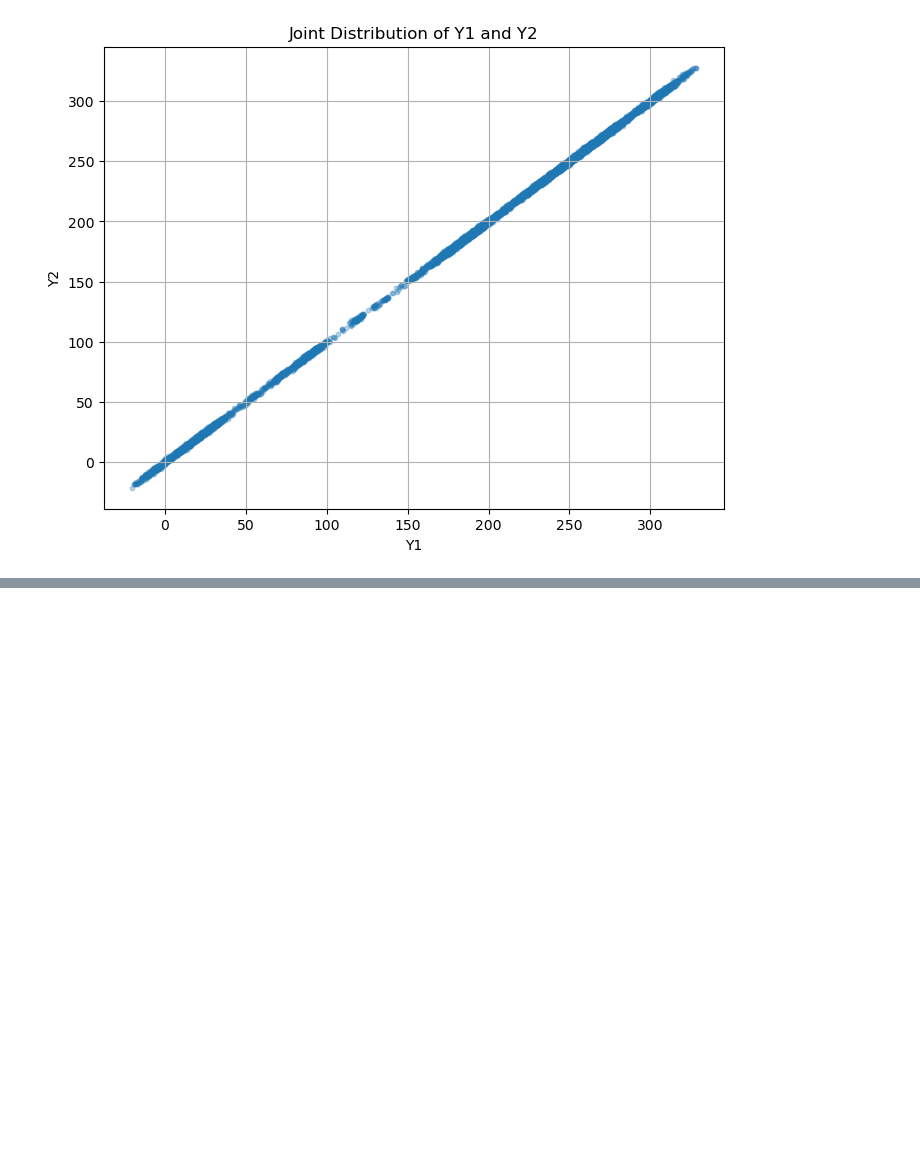
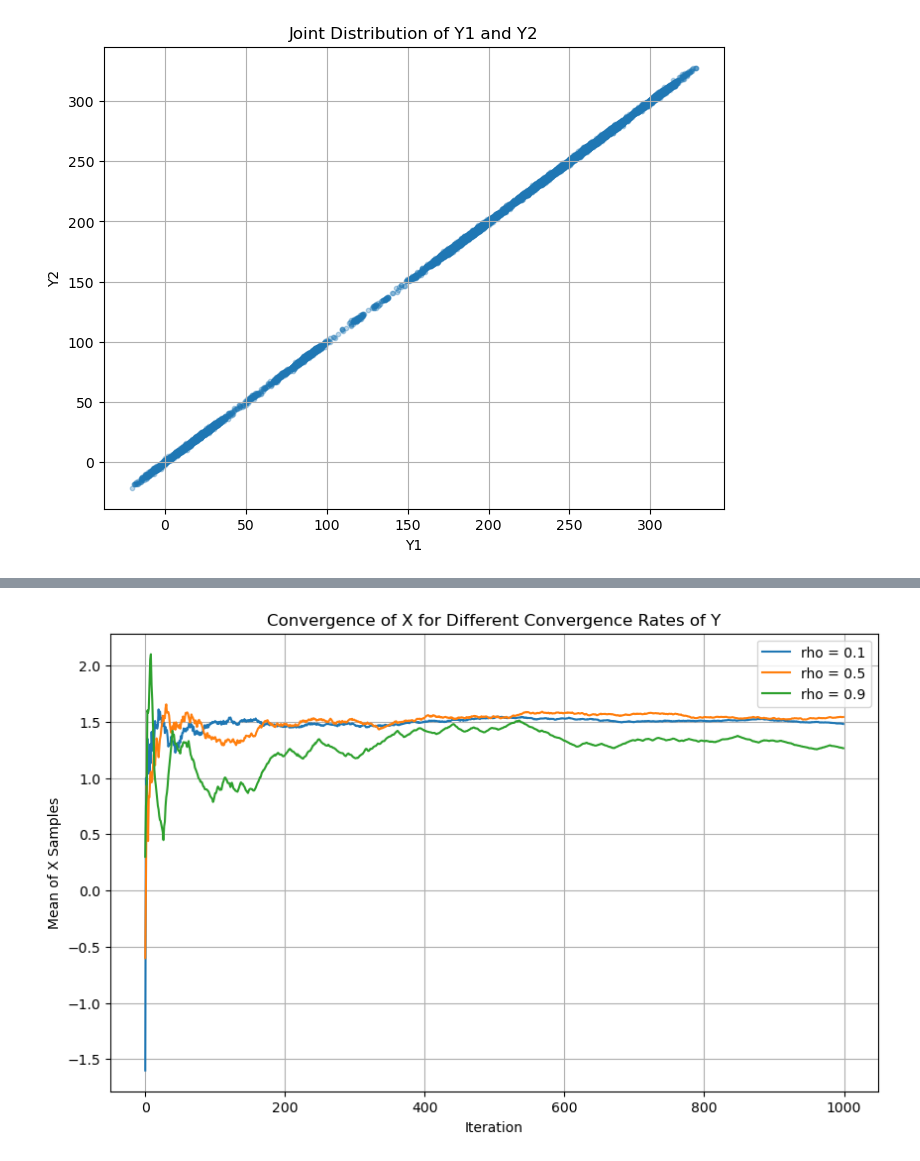
Before and after one commit to rocky115/DeepMythomatics, a Jupyter notebook: Vibrant_Chaotic_Intelligence/Chapter-9/Chapter-9_କୋଣାର୍କ_Gibbs_Sampling_3.ipynb, the cells around one changed output, grey strips where cells are left out. Cells and saved outputs as stored; diff of their text form; code cells hidden in the pictures; blank space fills up the shorter version.

```diff
--- a/Vibrant_Chaotic_Intelligence/Chapter-9/Chapter-9_କୋଣାର୍କ_Gibbs_Sampling_3.ipynb
+++ b/Vibrant_Chaotic_Intelligence/Chapter-9/Chapter-9_କୋଣାର୍କ_Gibbs_Sampling_3.ipynb
@@ -271,0 +550,59 @@ plt.show()
+# %%
+import random
+import matplotlib.pyplot as plt
+
+# 1. Define conditional distributions (replace with your actual distributions)
+def pi_x_given_y(x, y):
+    """Conditional distribution of X given Y (example)."""
+    if y == 0:
+        return [0.1 * (2.71828**(-((xi)**2) / 2)) for xi in x]  # Example: Normal-like distribution
+    else:
+        return [0.1 * (2.71828**(-((xi - 3)**2) / 2)) for xi in x] # Example: Shifted normal-like
+
+def f_y_given_x_y(y_new, x, y_old, rho):  # Add rho parameter
+    """Conditional distribution of Y, controlled by rho."""
+    if y_old == 0:
+        return rho if y_new == 0 else (1 - rho)
+    else:
+        return (1 - rho) if y_new == 0 else rho
+
+# 2. Dual chain sampler with convergence tracking
+def dual_chain_sampler(num_samples, y_initial, rho):
+    x_samples = []
+    y = y_initial
+    x_range = [-5 + i * 0.1 for i in range(101)]
+    x_means = []  # Track mean of x samples
+
+    for t in range(num_samples):
+        # Sample x given y
+        probabilities = pi_x_given_y(x_range, y)
+        total_prob = sum(probabilities)
+        normalized_probs = [p / total_prob for p in probabilities]
+        x = random.choices(x_range, weights=normalized_probs)[0]  # Sample using weights
+
+        # Sample y given x and old y (using rho)
+        y_new = random.choices([0, 1], weights=[f_y_given_x_y(0, x, y, rho), 1-f_y_given_x_y(0, x, y, rho)])[0]
+        y = y_new
+        x_samples.append(x)
+        x_means.append(sum(x_samples) / len(x_samples)) # Calculate mean at each step
+    return x_samples, x_means
+
+
+# 3. Experiment with different rho values (convergence rates)
+num_samples = 1000
+y_initial = 0
+rho_values = [0.1, 0.5, 0.9]  # Different convergence rates for Y chain
+
+plt.figure(figsize=(10, 6))
+for rho in rho_values:
+    samples, x_means = dual_chain_sampler(num_samples, y_initial, rho)
+    plt.plot(x_means, label=f"rho = {rho}")
+
+plt.xlabel("Iteration")
+plt.ylabel("Mean of X Samples")
+plt.title("Convergence of X for Different Convergence Rates of Y")
+plt.legend()
+plt.grid(True)
+plt.show()
+# %% [output]
+[figure, added]
```
Also changed, not shown: parts of 6 cells of this notebook, 2 other files.
